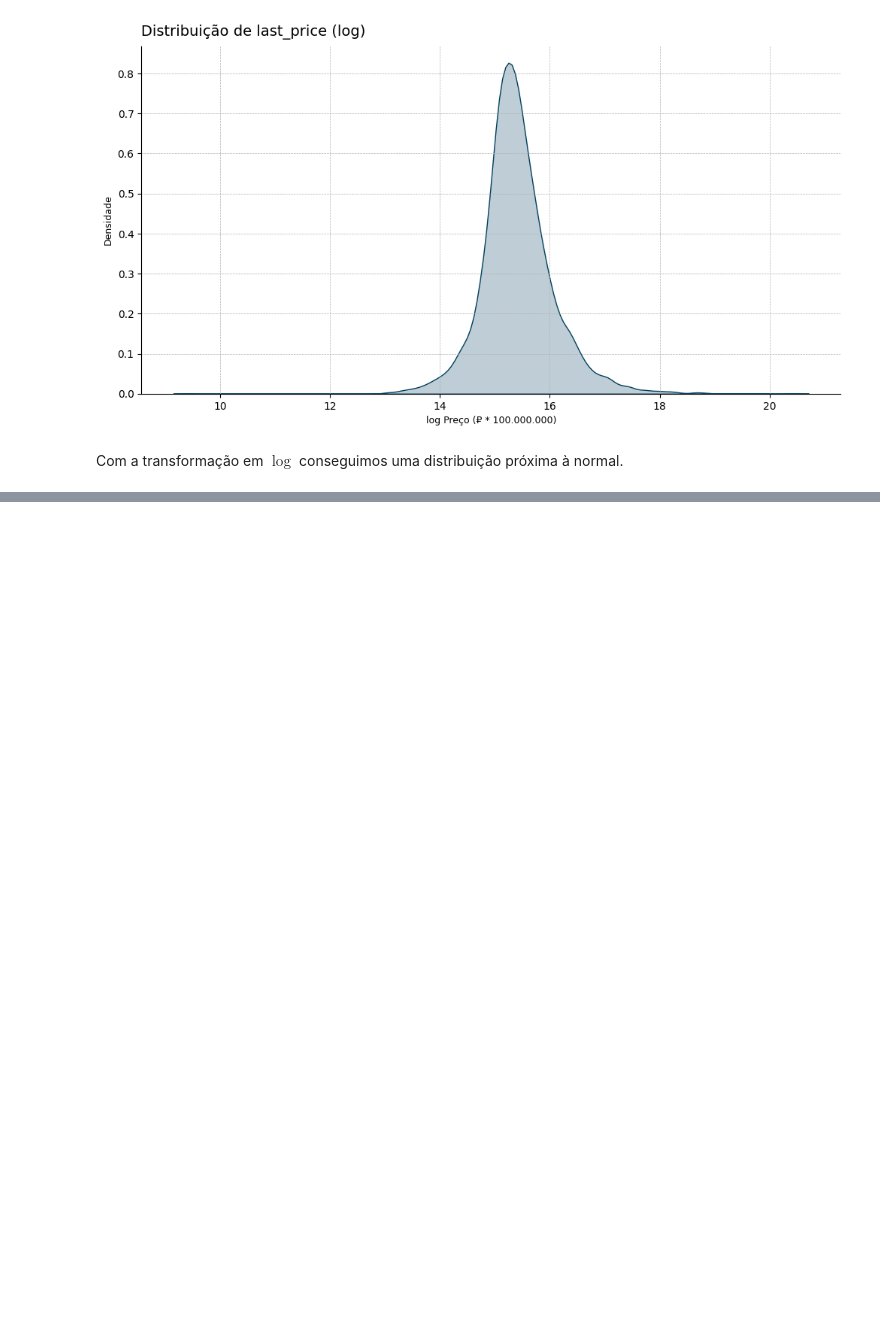
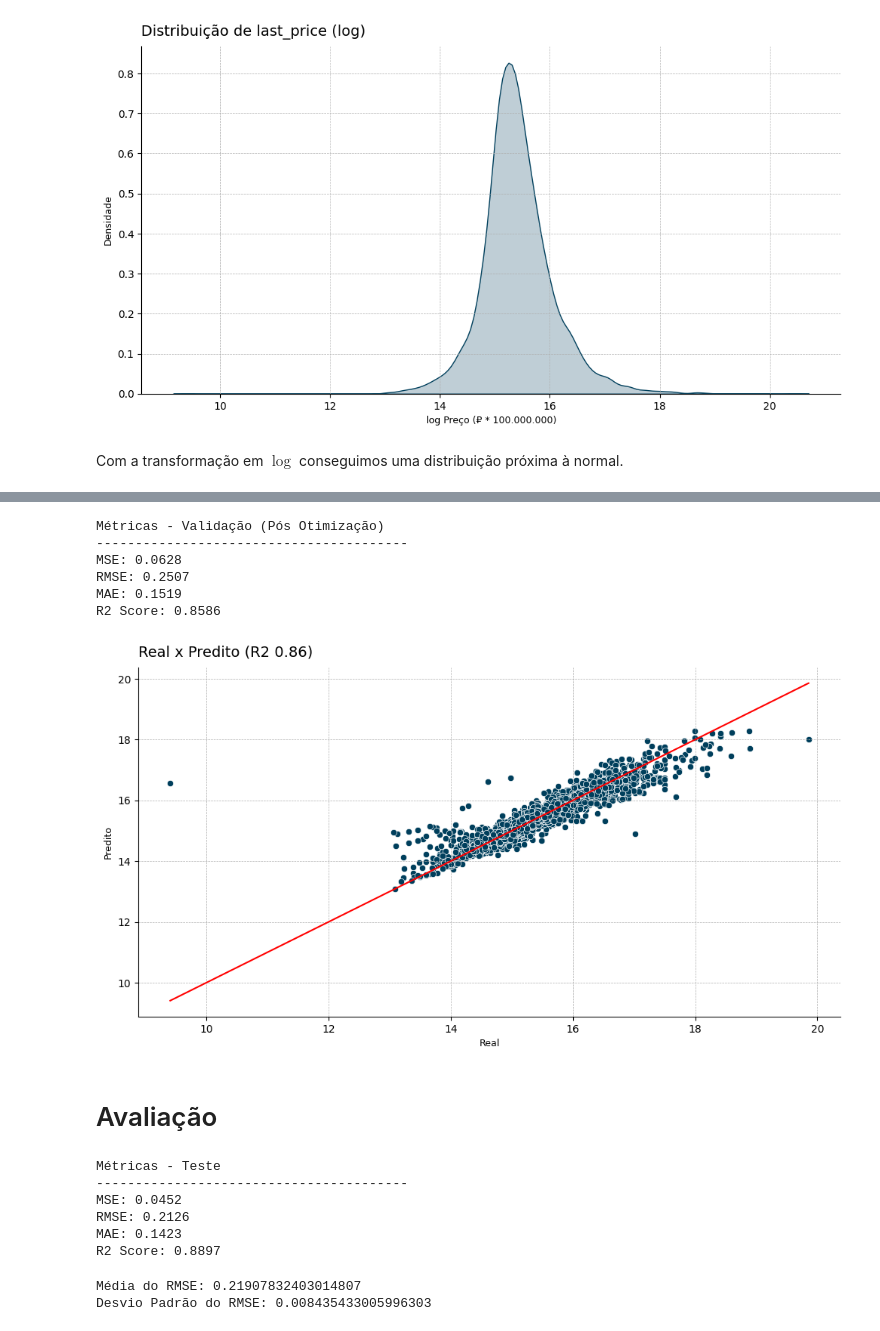
Before and after one commit to datalopes1/stpetersburg_prices, a Jupyter notebook: notebooks/stprices.ipynb, the cells around one changed output, grey strips where cells are left out. Cells and saved outputs as stored; diff of their text form; code cells hidden in the pictures; blank space fills up the shorter version.

```diff
--- a/notebooks/stprices.ipynb
+++ b/notebooks/stprices.ipynb
@@ -226,0 +381,16 @@ Com a transformação em $\log$ conseguimos uma distribuição próxima à norma
+# %%
+params = {'objective': 'reg:squarederror',
+          'n_estimators': 1000,
+          'verbosity': 0,
+          'learning_rate': 0.04939478561082139,
+          'max_depth': 7,
+          'subsample': 0.7882157209337015,
+          'colsample_bytree': 0.6095977710612492,
+          'min_child_weight': 18}
+# %%
+reg = Pipeline([
+    ('preprocessor', preprocessor),
+    ('regressor', XGBRegressor(**params, random_state = 42))
+])
+
+reg.fit(X_train, y_train)
@@ -226,0 +415,36 @@ Com a transformação em $\log$ conseguimos uma distribuição próxima à norma
+# %%
+y_pred = reg.predict(X_val)
+# %%
+mse = mean_squared_error(y_val, y_pred)
+rmse = mean_squared_error(y_val, y_pred, squared = False)
+mae = mean_absolute_error(y_val, y_pred)
+r2 = r2_score(y_val, y_pred)
+
+print(f"Métricas - Validação (Pós Otimização)\n{'-' * 40}")
+print(f"MSE: {mse:.4f}")
+print(f"RMSE: {rmse:.4f}")
+print(f"MAE: {mae:.4f}")
+print(f"R2 Score: {r2:.4f}")
+# %% [output]
+Métricas - Validação (Pós Otimização)
+----------------------------------------
+MSE: 0.0628
+RMSE: 0.2507
+MAE: 0.1519
+R2 Score: 0.8586
+# %%
+fig, ax = plt.subplots(figsize = (12, 6))
+
+sns.scatterplot(x = y_val, y = y_pred)
+sns.lineplot(x = [min(y_val), max(y_val)], y = [min(y_val), max(y_val)], color = 'red')
+ax.set_title(f"Real x Predito (R2 {r2:.2f})", fontsize = 14, pad = 10, loc = "left")
+ax.set_xlabel("Real", fontsize = 9)
+ax.set_ylabel("Predito", fontsize = 9)
+ax.grid(True, linestyle = '--', linewidth = 0.5)
+ax.spines['top'].set_visible(False)
+ax.spines['right'].set_visible(False)
+plt.show()
+# %% [output]
+[figure, added]
+# %% [markdown]
+# Avaliação
@@ -226,0 +453,28 @@ Com a transformação em $\log$ conseguimos uma distribuição próxima à norma
+# %%
+mse = mean_squared_error(y_test, y_pred)
+rmse = mean_squared_error(y_test, y_pred, squared = False)
+mae = mean_absolute_error(y_test, y_pred)
+r2 = r2_score(y_test, y_pred)
+
+print(f"Métricas - Teste\n{'-' * 40}")
+print(f"MSE: {mse:.4f}")
+print(f"RMSE: {rmse:.4f}")
+print(f"MAE: {mae:.4f}")
+print(f"R2 Score: {r2:.4f}")
+# %% [output]
+Métricas - Teste
+----------------------------------------
+MSE: 0.0452
+RMSE: 0.2126
+MAE: 0.1423
+R2 Score: 0.8897
+# %%
+scoring = make_scorer(mean_squared_error)
+cv = KFold(n_splits = 5, shuffle = True, random_state = 42)
+
+scores = cross_val_score(reg, X_train, y_train, cv = cv, scoring = scoring)
+print(f"Média do RMSE: {np.sqrt(scores).mean()}")
+print(f"Desvio Padrão do RMSE: {np.sqrt(scores).std()}")
+# %% [output]
+Média do RMSE: 0.21907832403014807
+Desvio Padrão do RMSE: 0.008435433005996303
```
Also changed, not shown: parts of 28 cells of this notebook, 1 other file.
